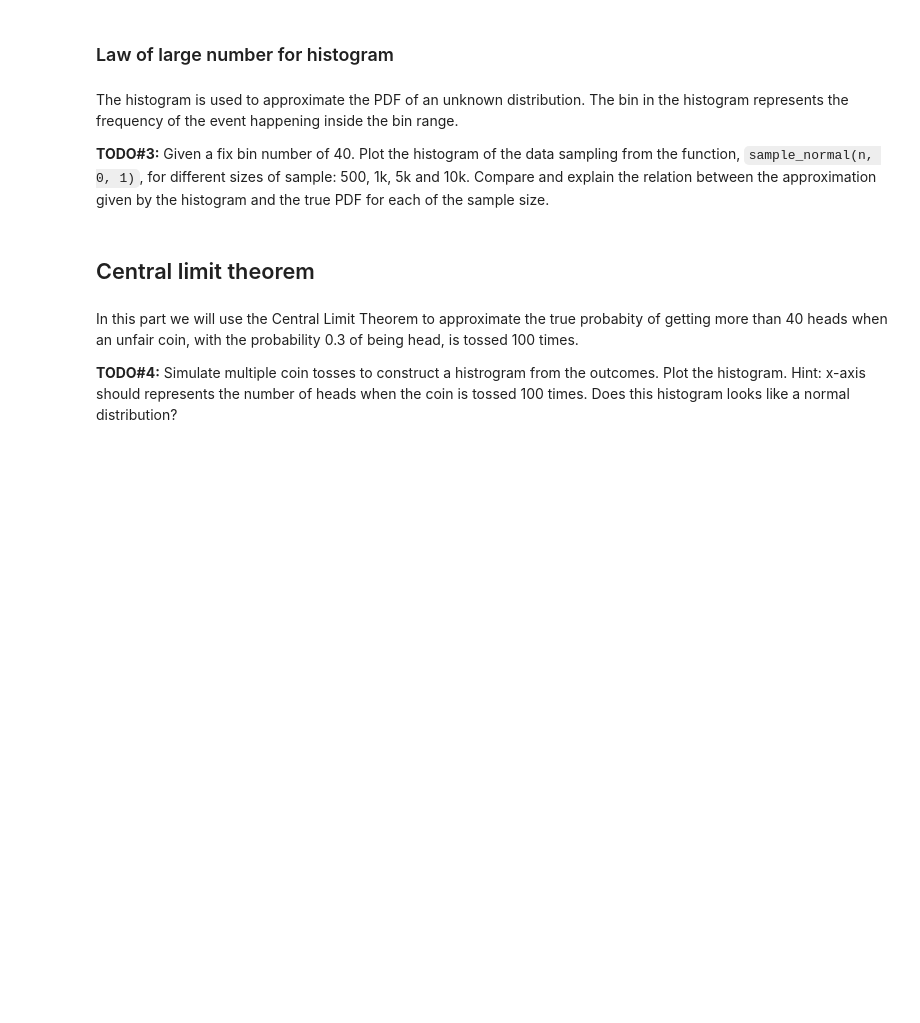
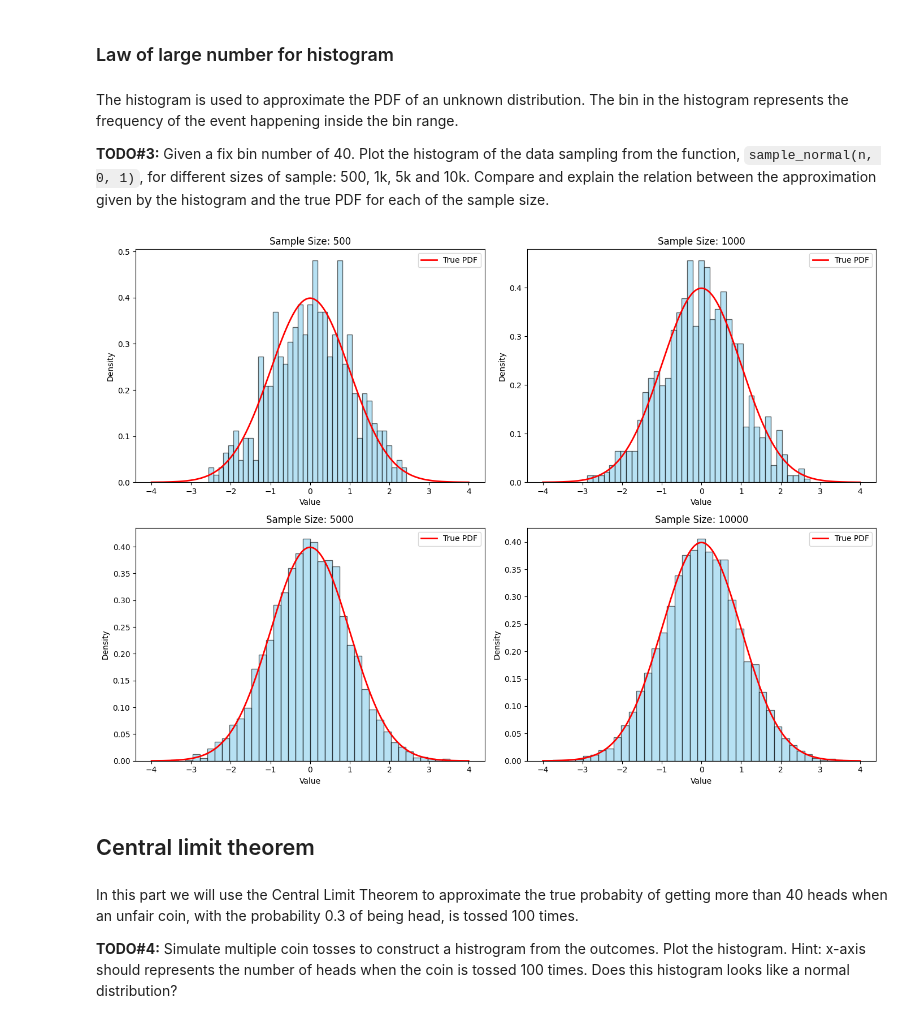
Before and after one commit to bookpanda/2110203-COM-ENG-MATH-II, a Jupyter notebook: stats/homework/HW1.ipynb, the cells around one changed output. Drawn from its saved outputs; the diff is of its cells as text; code cells hidden in the pictures; blank space fills up the shorter version.

```diff
--- a/stats/homework/HW1.ipynb
+++ b/stats/homework/HW1.ipynb
@@ -104,6 +126,32 @@ The bin in the histogram represents the frequency of the event happening inside
 
 **TODO#3:** Given a fix bin number of 40. Plot the histogram of the data sampling from the function, `sample_normal(n, 0, 1)`, for different sizes of sample: 500, 1k, 5k and 10k.
 Compare and explain the relation between the approximation given by the histogram and the true PDF for each of the sample size.
+# %%
+sample_sizes = [500, 1000, 5000, 10000]
+
+plt.figure(figsize=(14, 10))
+
+# Plot histograms for each sample size
+for i, n in enumerate(sample_sizes, 1):
+    samples = sample_normal(n, 0, 1)
+
+    plt.subplot(2, 2, i)
+    plt.hist(samples, bins=40, density=True, alpha=0.6, color='skyblue', edgecolor='black')
+
+    # Plot the true PDF for comparison
+    x = np.linspace(-4, 4, 1000)
+    pdf = norm.pdf(x, 0, 1)
+    plt.plot(x, pdf, color='red', linewidth=2, label='True PDF')
+
+    plt.title(f"Sample Size: {n}")
+    plt.xlabel("Value")
+    plt.ylabel("Density")
+    plt.legend()
+
+plt.tight_layout()
+plt.show()
+# %% [output]
+[figure, added]
 # %% [markdown]
 ## Central limit theorem
 # %% [markdown]
```
Also changed, not shown: parts of 5 cells of this notebook.
